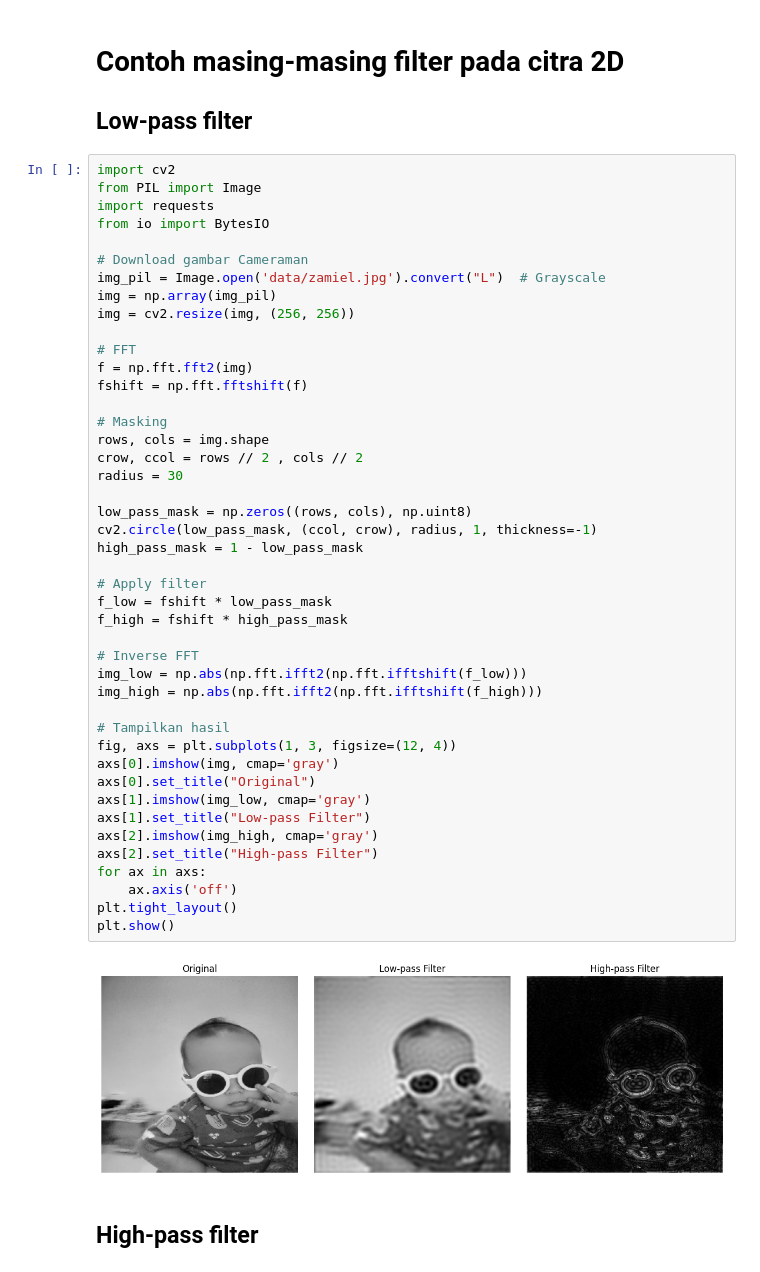
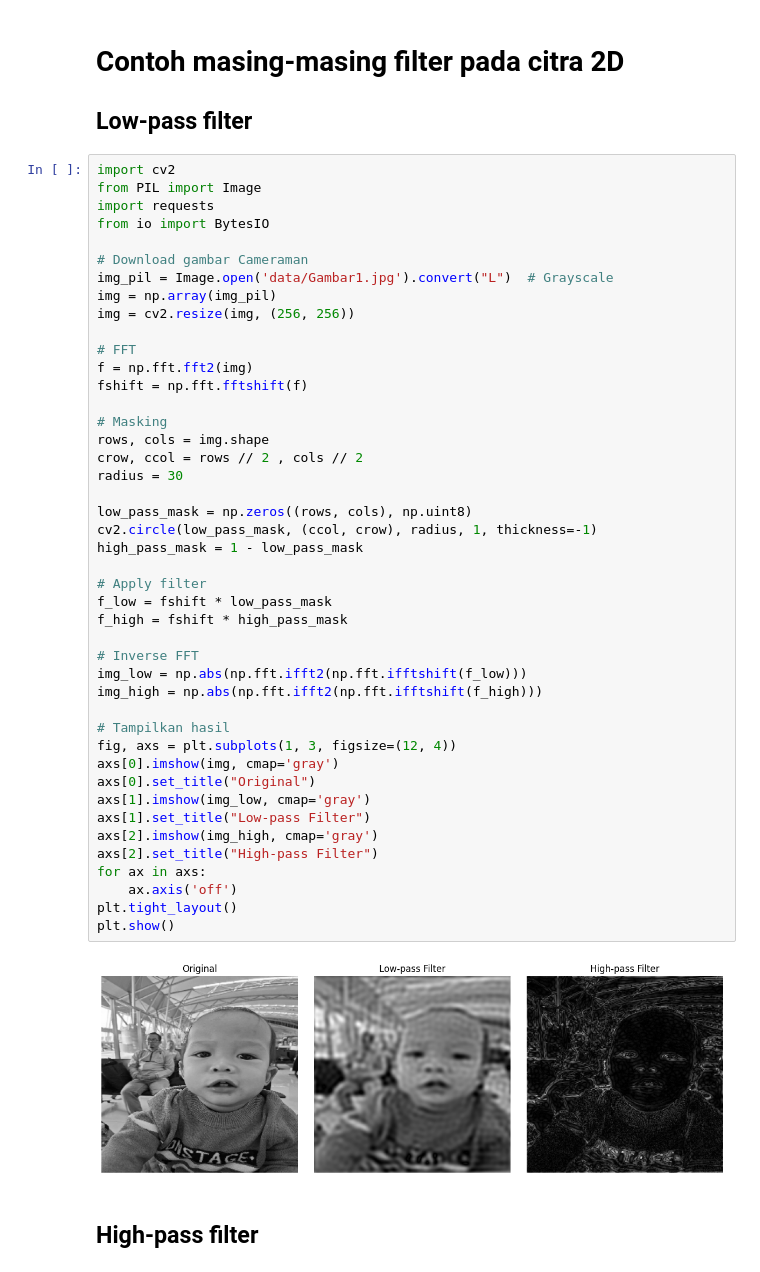
Before and after one commit to nakyn123/Week03_Pengolahan_Sinyal_Digital_klmpk2, a Jupyter notebook: kelompok2_tugas.ipynb, the cells around one changed output. Cells and saved outputs as stored; diff of their text form.

```diff
--- a/kelompok2_tugas.ipynb
+++ b/kelompok2_tugas.ipynb
@@ -505,7 +505,7 @@ import requests
 from io import BytesIO
 
 # Download gambar Cameraman
-img_pil = Image.open('data/zamiel.jpg').convert("L")  # Grayscale
+img_pil = Image.open('data/Gambar1.jpg').convert("L")  # Grayscale
 img = np.array(img_pil)
 img = cv2.resize(img, (256, 256))
 
@@ -516,34 +516,34 @@ fshift = np.fft.fftshift(f)
 # Masking
 rows, cols = img.shape
 crow, ccol = rows // 2 , cols // 2
 radius = 30
 
 low_pass_mask = np.zeros((rows, cols), np.uint8)
 cv2.circle(low_pass_mask, (ccol, crow), radius, 1, thickness=-1)
 high_pass_mask = 1 - low_pass_mask
 
 # Apply filter
 f_low = fshift * low_pass_mask
 f_high = fshift * high_pass_mask
 
 # Inverse FFT
 img_low = np.abs(np.fft.ifft2(np.fft.ifftshift(f_low)))
 img_high = np.abs(np.fft.ifft2(np.fft.ifftshift(f_high)))
 
 # Tampilkan hasil
 fig, axs = plt.subplots(1, 3, figsize=(12, 4))
 axs[0].imshow(img, cmap='gray')
 axs[0].set_title("Original")
 axs[1].imshow(img_low, cmap='gray')
 axs[1].set_title("Low-pass Filter")
 axs[2].imshow(img_high, cmap='gray')
 axs[2].set_title("High-pass Filter")
 for ax in axs:
     ax.axis('off')
 plt.tight_layout()
 plt.show()
 # %% [output]
-[figure, old version]
+[figure, new version]
 # %% [markdown]
 ## High-pass filter
 # %%
```
Also changed, not shown: parts of 2 cells of this notebook, 3 other files.
